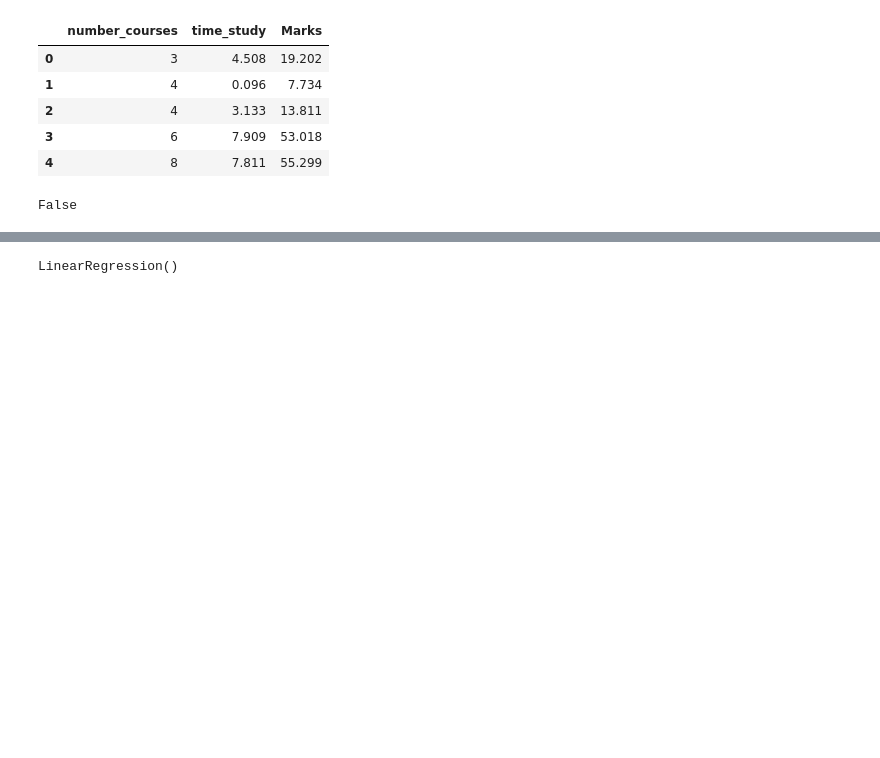
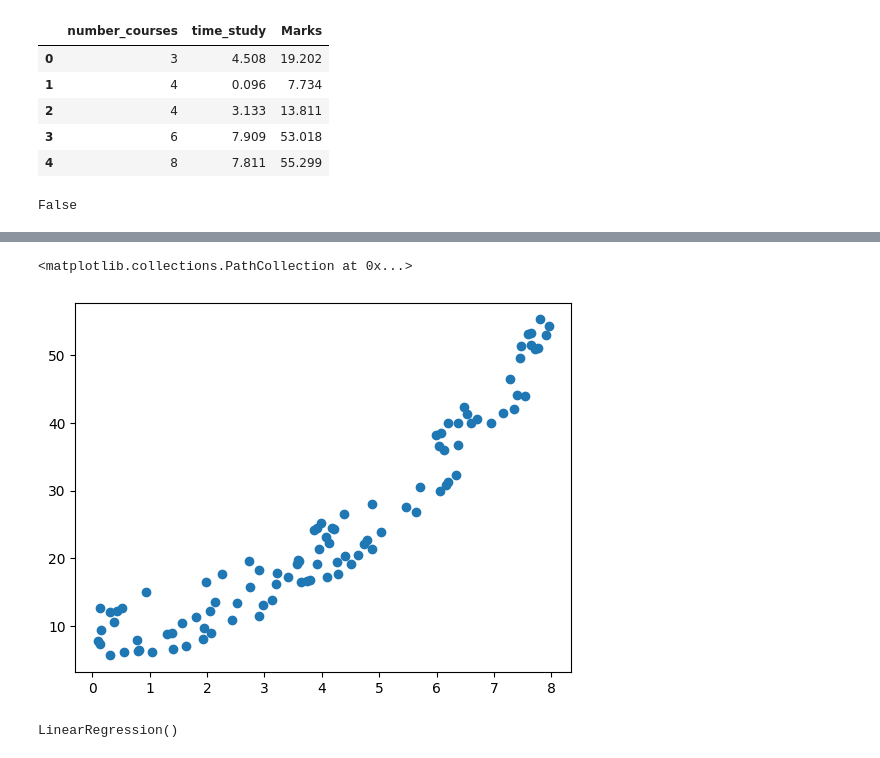
Before and after one commit to ShivangSrivastava/student_performance_prediction, a Jupyter notebook: model/train.ipynb, the cells around one changed output, grey strips where cells are left out. Cells and saved outputs as stored; diff of their text form; code cells hidden in the pictures; blank space fills up the shorter version.

```diff
--- a/model/train.ipynb
+++ b/model/train.ipynb
@@ -20,2 +34,7 @@ False
+# %%
+plt.scatter(df['time_study'],df['Marks'])
+# %% [output]
+<matplotlib.collections.PathCollection at 0x...>
+[figure, added]
 # %%
 predict='Marks'
```
Also changed, not shown: parts of 9 cells of this notebook, 2 other files.
